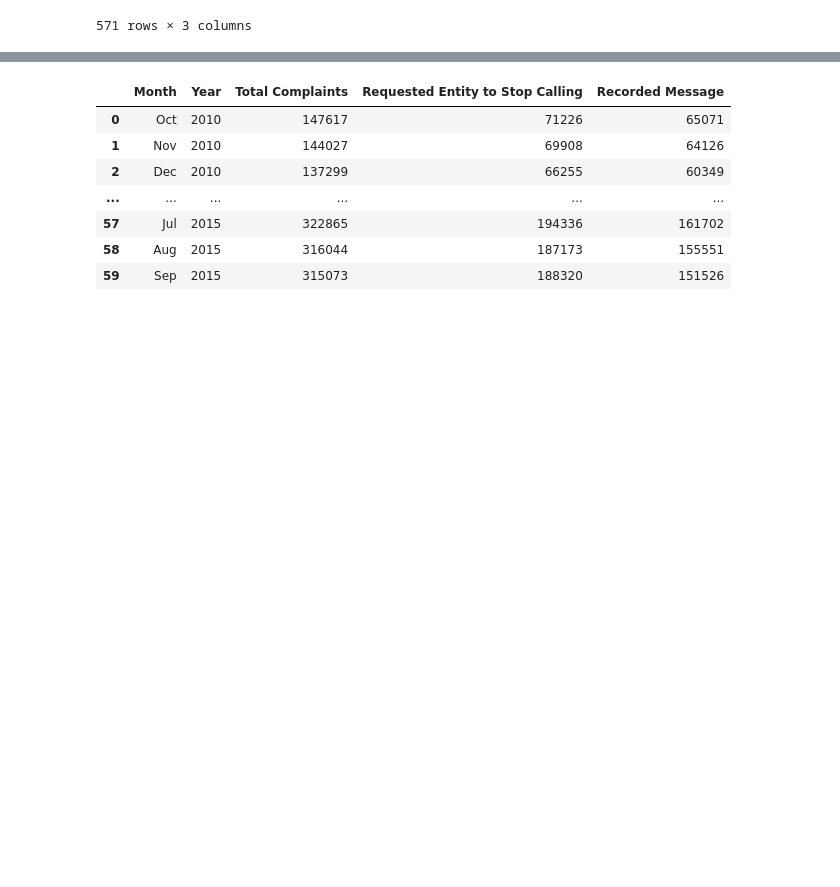
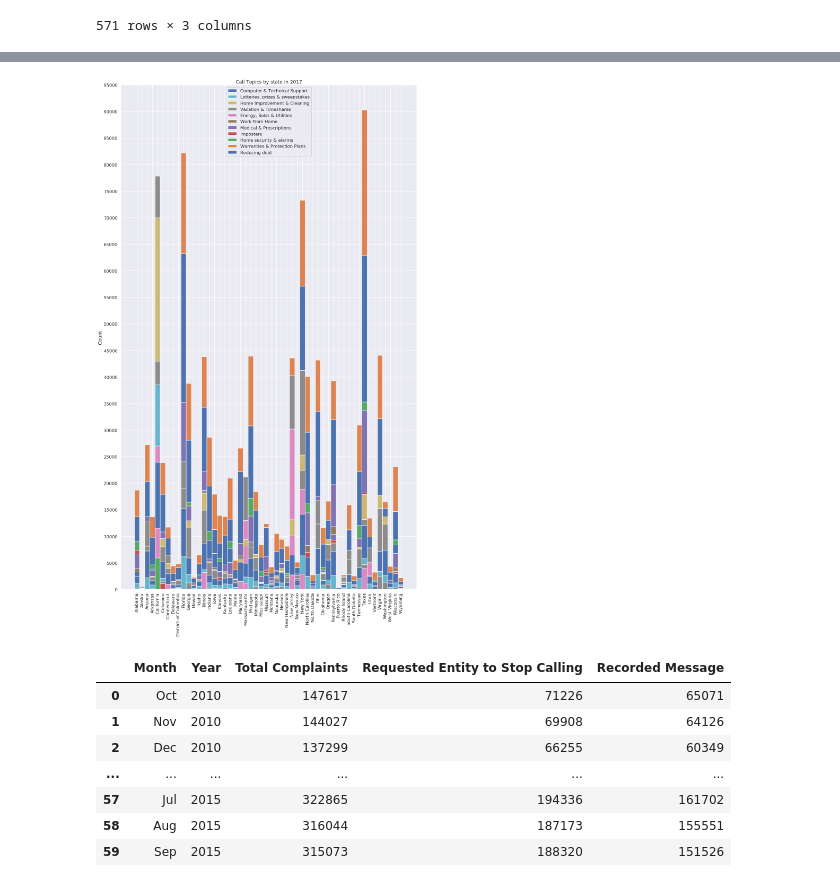
Before and after one commit to DannyFung97/nigerian-princes, a Jupyter notebook: FinalProject_Group24.ipynb, the cells around one changed output, grey strips where cells are left out. Drawn from its saved outputs; the diff is of its cells as text; code cells hidden in the pictures; blank space fills up the shorter version.

```diff
--- a/FinalProject_Group24.ipynb
+++ b/FinalProject_Group24.ipynb
@@ -263,7 +289,86 @@ for info in df_2017_dnc_state_complaints_topic['Unnamed: 1']:
     elif(df_2017_dnc_state_complaints_topic['Unnamed: 1'][i] != 'Complaints' and str(df_2017_dnc_state_complaints_topic['Unnamed: 1'][i]) != 'nan'):
         wrang_df_2017_dnc_state_complaints_topic = wrang_df_2017_dnc_state_complaints_topic.append({'State': state, 'Top topics': df_2017_dnc_state_complaints_topic['TOP TOPICS BY STATE'][i], 'Number of Complaints' : int(df_2017_dnc_state_complaints_topic['Unnamed: 1'][i].replace(',',''))}, ignore_index=True)
     i = i + 1
-for state in state_names:
-    print(state + ": " + str(len(wrang_df_2017_dnc_state_complaints_topic.loc[wrang_df_2017_dnc_state_complaints_topic['State'] == state])) + " topics.")
-wrang_df_2017_dnc_state_complaints_topic
+
+states_2017 = {}
+
+i = 0
+
+reduce_debt = []
+warranties = []
+home_security = []
+imposters = []
+medical = []
+work = []
+energy = []
+computer = []
+lotteries = []
+home_improve = []
+vacation = []
+
+the_states = []
+for state in wrang_df_2017_dnc_state_complaints_topic['State']:
+    if(state not in states_2017):
+        states_2017[state] = {"state": state, "reduce_debt": 0, "warranties": 0, "home_security": 0, "imposters": 0, "medical": 0, "vacation": 0, "computer": 0, "lotteries": 0, "work": 0, "home_improve": 0, "energy": 0}
+    if(wrang_df_2017_dnc_state_complaints_topic['Top topics'][i] == 'Reducing debt'):
+        states_2017[state]["reduce_debt"] += int(str(wrang_df_2017_dnc_state_complaints_topic['Number of Complaints'][i]).replace(',',''))
+    elif(wrang_df_2017_dnc_state_complaints_topic['Top topics'][i] == 'Warranties & protection plans'):
+        states_2017[state]["warranties"] += int(str(wrang_df_2017_dnc_state_complaints_topic['Number of Complaints'][i]).replace(',',''))
+    elif(wrang_df_2017_dnc_state_complaints_topic['Top topics'][i] == 'Home security & alarms'):
+        states_2017[state]["home_security"] += int(str(wrang_df_2017_dnc_state_complaints_topic['Number of Complaints'][i]).replace(',',''))
+    elif(wrang_df_2017_dnc_state_complaints_topic['Top topics'][i] == 'Computer & technical support'):
+        states_2017[state]["computer"] += int(str(wrang_df_2017_dnc_state_complaints_topic['Number of Complaints'][i]).replace(',',''))
+    elif(wrang_df_2017_dnc_state_complaints_topic['Top topics'][i] == 'Lotteries, prizes & sweepstakes'):
+        states_2017[state]["lotteries"] += int(str(wrang_df_2017_dnc_state_complaints_topic['Number of Complaints'][i]).replace(',',''))
+    elif(wrang_df_2017_dnc_state_complaints_topic['Top topics'][i] == 'Work from home'):
+        states_2017[state]["work"] += int(str(wrang_df_2017_dnc_state_complaints_topic['Number of Complaints'][i]).replace(',',''))
+    elif(wrang_df_2017_dnc_state_complaints_topic['Top topics'][i] == 'Home improvement & cleaning'):
+        states_2017[state]["home_improve"] += int(str(wrang_df_2017_dnc_state_complaints_topic['Number of Complaints'][i]).replace(',',''))
+    elif(wrang_df_2017_dnc_state_complaints_topic['Top topics'][i] == 'Imposters'):
+        states_2017[state]["imposters"] += int(str(wrang_df_2017_dnc_state_complaints_topic['Number of Complaints'][i]).replace(',',''))
+    elif(wrang_df_2017_dnc_state_complaints_topic['Top topics'][i] == 'Medical & prescriptions'):
+        states_2017[state]["medical"] += int(str(wrang_df_2017_dnc_state_complaints_topic['Number of Complaints'][i]).replace(',',''))
+    elif(wrang_df_2017_dnc_state_complaints_topic['Top topics'][i] == 'Energy, solar & utilities'):
+        states_2017[state]["energy"] += int(str(wrang_df_2017_dnc_state_complaints_topic['Number of Complaints'][i]).replace(',',''))
+    elif(wrang_df_2017_dnc_state_complaints_topic['Top topics'][i] == 'Vacation & timeshares'):
+        states_2017[state]["vacation"] += int(str(wrang_df_2017_dnc_state_complaints_topic['Number of Complaints'][i]).replace(',',''))
+    i = i + 1
+
+for state in states_2017:
+    reduce_debt.append(states_2017[state]['reduce_debt'])
+    warranties.append(states_2017[state]['warranties'])
+    home_security.append(states_2017[state]['home_security'])
+    imposters.append(states_2017[state]['imposters'])
+    medical.append(states_2017[state]['medical'])
+    work.append(states_2017[state]['work'])
+    energy.append(states_2017[state]['energy'])
+    vacation.append(states_2017[state]['vacation'])
+    home_improve.append(states_2017[state]['home_improve'])
+    lotteries.append(states_2017[state]['lotteries'])
+    computer.append(states_2017[state]['computer'])
+    the_states.append(states_2017[state]['state'])
+
+ind = np.arange(len(the_states))
+width = 1
+plt.figure(figsize=(20,35))
+p1 = plt.bar(ind, reduce_debt, width)
+p2 = plt.bar(ind, warranties, width, bottom=reduce_debt)
+p3 = plt.bar(ind, home_security, width, bottom=warranties)
+p4 = plt.bar(ind, imposters, width, bottom=home_security)
+p5 = plt.bar(ind, medical, width, bottom=imposters)
+p6 = plt.bar(ind, work, width, bottom=medical)
+p7 = plt.bar(ind, energy, width, bottom=work)
+p8 = plt.bar(ind, vacation, width, bottom=energy)
+p9 = plt.bar(ind, home_improve, width, bottom=vacation)
+p10 = plt.bar(ind, lotteries, width, bottom=home_improve)
+p11 = plt.bar(ind, computer, width, bottom=lotteries)
+
+plt.ylabel('Count')
+plt.title('Call Topics by state in 2017')
+plt.xticks(ind, the_states)
+plt.xticks(rotation=90)
+plt.yticks(np.arange(0, 100000, 5000))
+plt.legend((p11[0], p10[0], p9[0], p8[0], p7[0], p6[0], p5[0], p4[0], p3[0], p2[0], p1[0]), ('Computer & Technical Support', 'Lotteries, prizes & sweepstakes', 'Home Improvement & Cleaning', 'Vacation & Timeshares', 'Energy, Solar & Utilities', 'Work from Home', 'Medical & Prescriptions', 'Imposters', 'Home security & alarms', 'Warranties & Protection Plans', 'Reducing debt'))
+
+plt.show()
 # %% [output]
@@ -296,3 +375,4 @@ Wyoming: 10 topics.
+[figure, added]
 # %%
 wrang_df_2010_to_2015_dnc_complaints_by_month = pd.DataFrame(columns=['Month', 'Year', 'Total Complaints', 'Requested Entity to Stop Calling', 'Recorded Message'])
 i = 0
```
Also changed, not shown: parts of 4 cells of this notebook.
